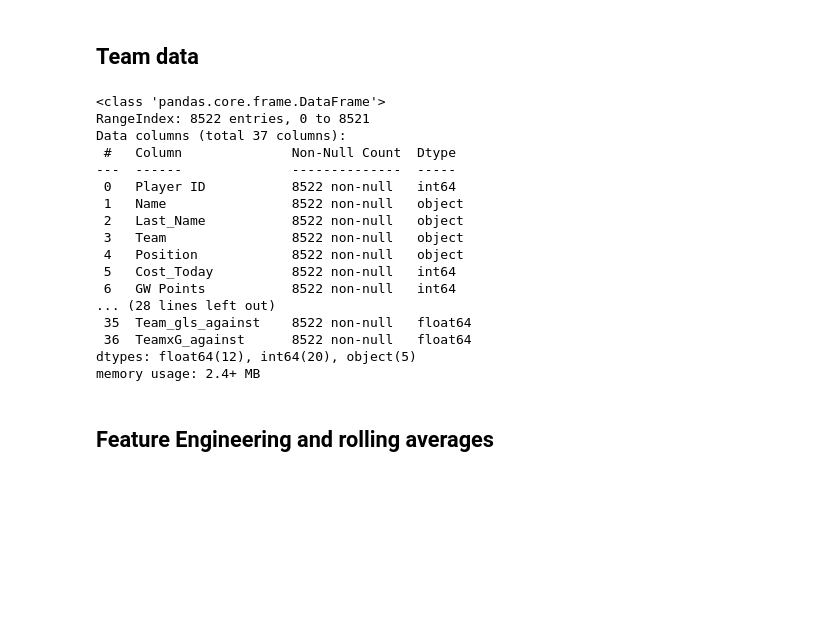
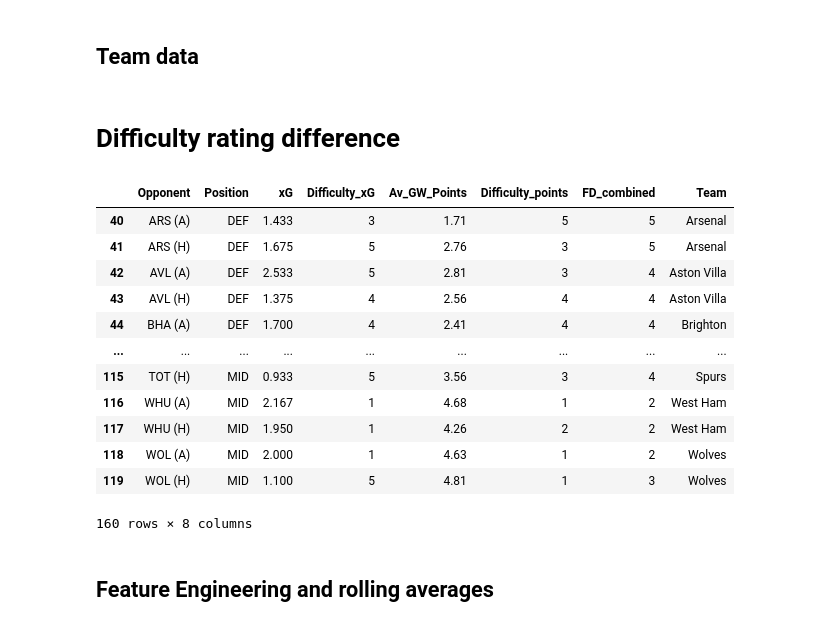
Before and after one commit to hot-squid/Fantasy-Premier-League, a Jupyter notebook: Analysis/Correlation_analysis_WIP_M3.ipynb, the cells around one changed output. Drawn from its saved outputs; the diff is of its cells as text; code cells hidden in the pictures; blank space fills up the shorter version.

```diff
--- a/Analysis/Correlation_analysis_WIP_M3.ipynb
+++ b/Analysis/Correlation_analysis_WIP_M3.ipynb
@@ -40,13 +40,13 @@ player_data = player_data.sort_values(by= ['Player ID','Gameweek'])
 ## Updated Difficulty Rating
 # %%
 # Read the difficulty data
-difficulty = pd.read_csv(r'C:\Users\thoma\Code\Projects\Fantasy-Premier-League\Data\Fixtures\Difficulty_ratings\Model_3_FD.csv', index_col=0)
+difficulty = pd.read_csv(r'C:\Users\thoma\Code\Projects\Fantasy-Premier-League\Data\Fixtures\Difficulty_ratings\Model\FD_combined\Current_FD.csv', index_col=0)
 
 # Create a mapping dictionary
-mapping = difficulty.set_index(['Opponent', 'Position'])['Difficulty'].to_dict()
+mapping = difficulty.set_index(['Opponent', 'Position'])['FD_combined'].to_dict()
 
 # Apply the mapping to a new column in player_data
-player_data['M3_Difficulty'] = player_data.apply(
+player_data['FD_combined'] = player_data.apply(
     lambda row: mapping.get((row['Opponent'], row['Position']), None), axis=1
 )
 # %% [markdown]
@@ -197,23 +197,21 @@ player_data = complete[columns_to_keep]
 # %%
 # Sort dataset correctly IMPORTANT
 player_data = player_data.sort_values(by= ['Player ID','Gameweek'])
-# %%
-player_data.info()
-# %% [output]
-<class 'pandas.core.frame.DataFrame'>
-RangeIndex: 8522 entries, 0 to 8521
-Data columns (total 37 columns):
- #   Column              Non-Null Count  Dtype
----  ------              --------------  -----
- 0   Player ID           8522 non-null   int64
- 1   Name                8522 non-null   object
- 2   Last_Name           8522 non-null   object
- 3   Team                8522 non-null   object
- 4   Position            8522 non-null   object
- 5   Cost_Today          8522 non-null   int64
- 6   GW Points           8522 non-null   int64
-... (28 lines left out)
- 35  Team_gls_against    8522 non-null   float64
- 36  TeamxG_against      8522 non-null   float64
-dtypes: float64(12), int64(20), object(5)
-memory usage: 2.4+ MB
+# %% [markdown]
+# Difficulty rating difference
+# %%
+difficulty
+# %% [output]
+|  | Opponent | Position | xG | Difficulty_xG | Av_GW_Points | Difficulty_points | FD_combined | Team |
+| 40 | ARS (A) | DEF | 1.433 | 3 | 1.71 | 5 | 5 | Arsenal |
+| 41 | ARS (H) | DEF | 1.675 | 5 | 2.76 | 3 | 5 | Arsenal |
+| 42 | AVL (A) | DEF | 2.533 | 5 | 2.81 | 3 | 4 | Aston Villa |
+| 43 | AVL (H) | DEF | 1.375 | 4 | 2.56 | 4 | 4 | Aston Villa |
+| 44 | BHA (A) | DEF | 1.700 | 4 | 2.41 | 4 | 4 | Brighton |
+| ... | ... | ... | ... | ... | ... | ... | ... | ... |
+| 115 | TOT (H) | MID | 0.933 | 5 | 3.56 | 3 | 4 | Spurs |
+| 116 | WHU (A) | MID | 2.167 | 1 | 4.68 | 1 | 2 | West Ham |
+| 117 | WHU (H) | MID | 1.950 | 1 | 4.26 | 2 | 2 | West Ham |
+| 118 | WOL (A) | MID | 2.000 | 1 | 4.63 | 1 | 2 | Wolves |
+| 119 | WOL (H) | MID | 1.100 | 5 | 4.81 | 1 | 3 | Wolves |
+160 rows × 8 columns
```
Also changed, not shown: parts of 15 cells of this notebook, 3 other files.
